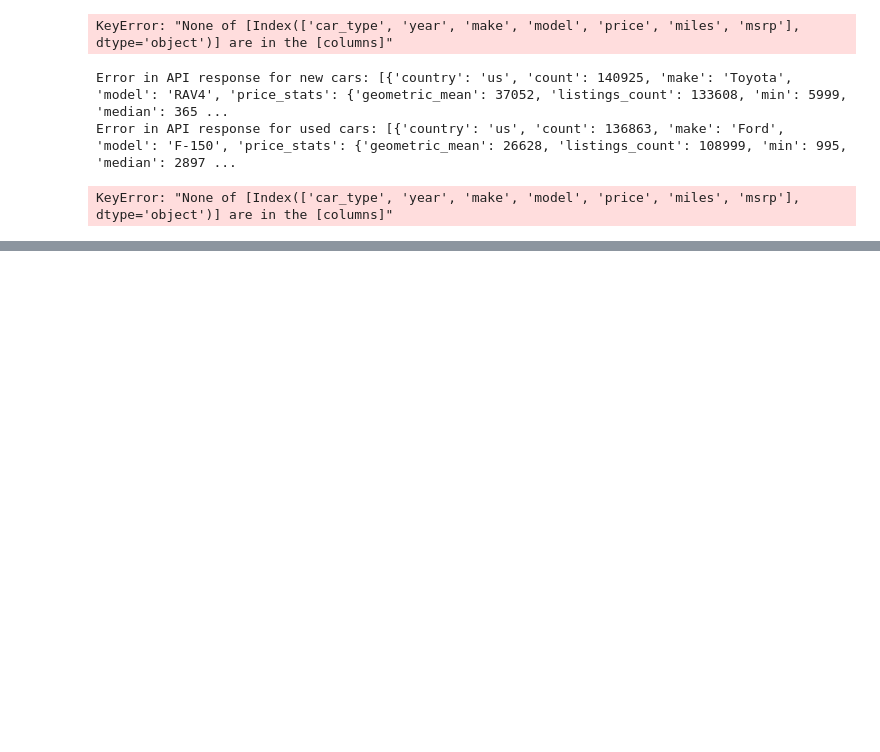
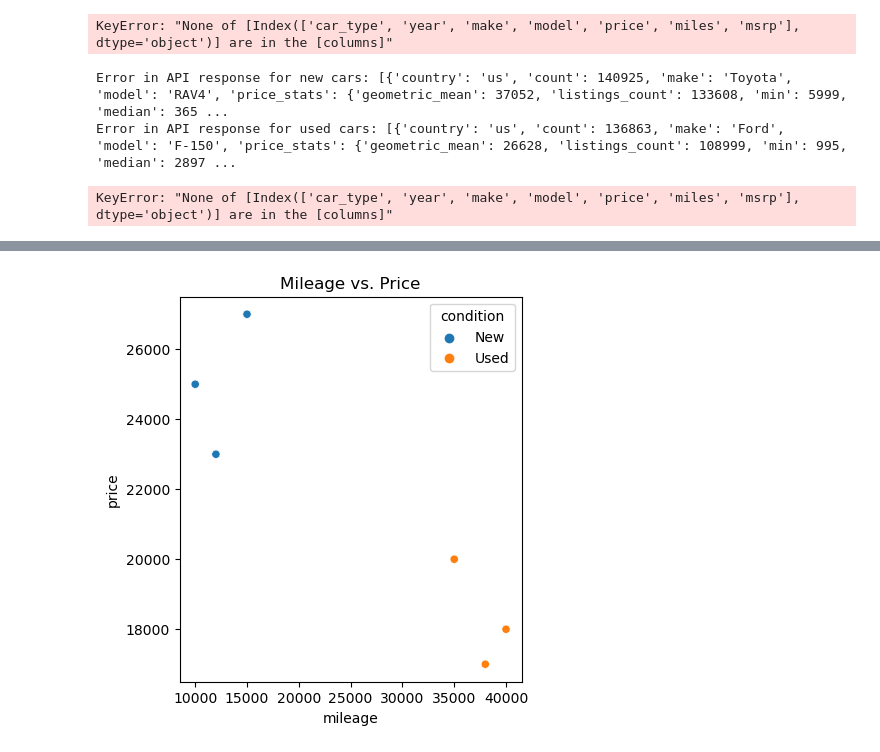
Before and after one commit to benfish426/project_1, a Jupyter notebook: testcode/testcode.ipynb, the cells around one changed output, grey strips where cells are left out. Drawn from its saved outputs; the diff is of its cells as text; code cells hidden in the pictures; blank space fills up the shorter version.

```diff
--- a/testcode/testcode.ipynb
+++ b/testcode/testcode.ipynb
@@ -271,0 +429,27 @@ print(df)
+# %%
+import pandas as pd
+import seaborn as sns
+import matplotlib.pyplot as plt
+
+# Sample data (replace this with your actual dataset)
+data = {
+    'make': ['Toyota', 'Honda', 'Ford', 'Toyota', 'Honda', 'Ford'],
+    'model': ['Camry', 'Civic', 'Fusion', 'Camry', 'Civic', 'Fusion'],
+    'year': [2022, 2023, 2022, 2020, 2019, 2020],
+    'condition': ['New', 'New', 'New', 'Used', 'Used', 'Used'],
+    'mileage': [10000, 15000, 12000, 40000, 35000, 38000],
+    'price': [25000, 27000, 23000, 18000, 20000, 17000]
+}
+
+df = pd.DataFrame(data)
+
+# Data visualization
+plt.figure(figsize=(15, 5))
+
+# Plot 1: Mileage vs. Price
+plt.subplot(1, 3, 1)
+sns.scatterplot(x='mileage', y='price', hue='condition', data=df)
+plt.title('Mileage vs. Price')
+plt.show()
+# %% [output]
+[figure, added]
```
Also changed, not shown: parts of 9 cells of this notebook, 6 other files.
